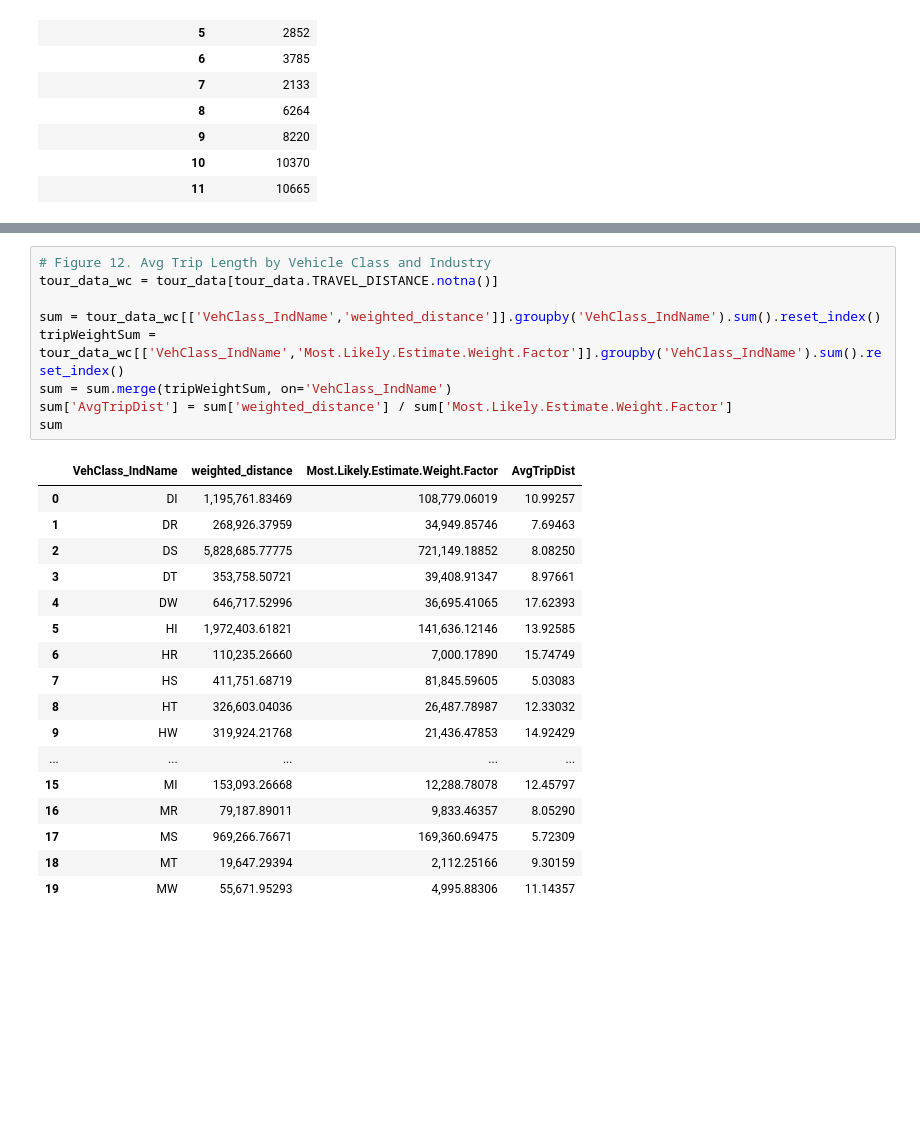
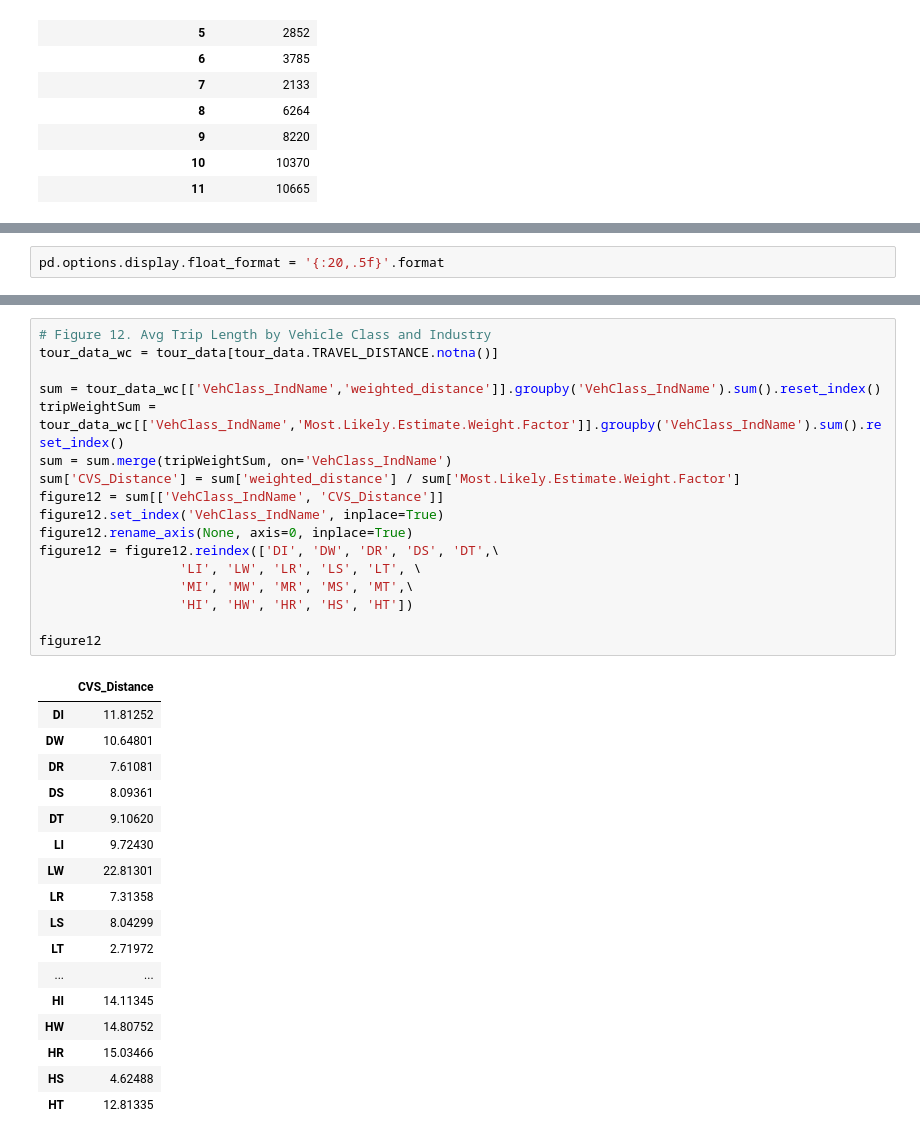
Before and after one commit to SANDAG/Data_CVM, a Jupyter notebook: abm2p/CVS_data_aggregation.ipynb, the cells around one changed output, grey strips where cells are left out. Drawn from its saved outputs; the diff is of its cells as text; blank space fills up the shorter version.

Commit message:
Calibration Tables Finalized

```diff
--- a/abm2p/CVS_data_aggregation.ipynb
+++ b/abm2p/CVS_data_aggregation.ipynb
@@ -234,3 +327,5 @@ tour_data.pivot_table(index='industry_cvm',
+# %%
+pd.options.display.float_format = '{:20,.5f}'.format
 # %%
 # Figure 9. Tour Start Time by Industry
 pd.options.display.float_format = '{:20,.5f}'.format
@@ -269,27 +397,35 @@ pd.crosstab(
 # %%
 # Figure 12. Avg Trip Length by Vehicle Class and Industry
 tour_data_wc = tour_data[tour_data.TRAVEL_DISTANCE.notna()]
 
 sum = tour_data_wc[['VehClass_IndName','weighted_distance']].groupby('VehClass_IndName').sum().reset_index()
 tripWeightSum = tour_data_wc[['VehClass_IndName','Most.Likely.Estimate.Weight.Factor']].groupby('VehClass_IndName').sum().reset_index()
 sum = sum.merge(tripWeightSum, on='VehClass_IndName')
-sum['AvgTripDist'] = sum['weighted_distance'] / sum['Most.Likely.Estimate.Weight.Factor']
-sum
+sum['CVS_Distance'] = sum['weighted_distance'] / sum['Most.Likely.Estimate.Weight.Factor']
+figure12 = sum[['VehClass_IndName', 'CVS_Distance']]
+figure12.set_index('VehClass_IndName', inplace=True)
+figure12.rename_axis(None, axis=0, inplace=True)
+figure12 = figure12.reindex(['DI', 'DW', 'DR', 'DS', 'DT',\
+                  'LI', 'LW', 'LR', 'LS', 'LT', \
+                  'MI', 'MW', 'MR', 'MS', 'MT',\
+                  'HI', 'HW', 'HR', 'HS', 'HT'])
+
+figure12
 # %% [output]
-|  | VehClass_IndName | weighted_distance | Most.Likely.Estimate.Weight.Factor | AvgTripDist |
-| 0 | DI | 1,195,761.83469 | 108,779.06019 | 10.99257 |
-| 1 | DR | 268,926.37959 | 34,949.85746 | 7.69463 |
-| 2 | DS | 5,828,685.77775 | 721,149.18852 | 8.08250 |
-| 3 | DT | 353,758.50721 | 39,408.91347 | 8.97661 |
-| 4 | DW | 646,717.52996 | 36,695.41065 | 17.62393 |
-| 5 | HI | 1,972,403.61821 | 141,636.12146 | 13.92585 |
-| 6 | HR | 110,235.26660 | 7,000.17890 | 15.74749 |
-| 7 | HS | 411,751.68719 | 81,845.59605 | 5.03083 |
-| 8 | HT | 326,603.04036 | 26,487.78987 | 12.33032 |
-| 9 | HW | 319,924.21768 | 21,436.47853 | 14.92429 |
-| ... | ... | ... | ... | ... |
-| 15 | MI | 153,093.26668 | 12,288.78078 | 12.45797 |
-| 16 | MR | 79,187.89011 | 9,833.46357 | 8.05290 |
-| 17 | MS | 969,266.76671 | 169,360.69475 | 5.72309 |
-| 18 | MT | 19,647.29394 | 2,112.25166 | 9.30159 |
-| 19 | MW | 55,671.95293 | 4,995.88306 | 11.14357 |
+|  | CVS_Distance |
+| DI | 11.81252 |
+| DW | 10.64801 |
+| DR | 7.61081 |
+| DS | 8.09361 |
+| DT | 9.10620 |
+| LI | 9.72430 |
+| LW | 22.81301 |
+| LR | 7.31358 |
+| LS | 8.04299 |
+| LT | 2.71972 |
+| ... | ... |
+| HI | 14.11345 |
+| HW | 14.80752 |
+| HR | 15.03466 |
+| HS | 4.62488 |
+| HT | 12.81335 |
```
Also changed, not shown: parts of 16 cells of this notebook, 7 other files.
